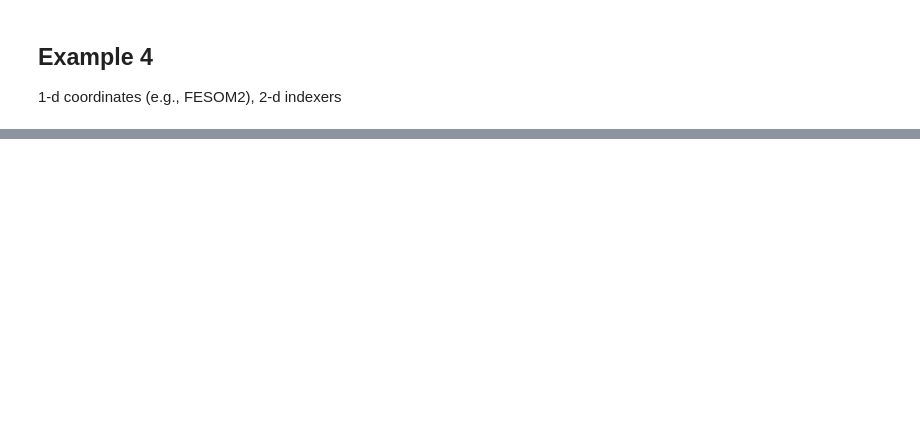
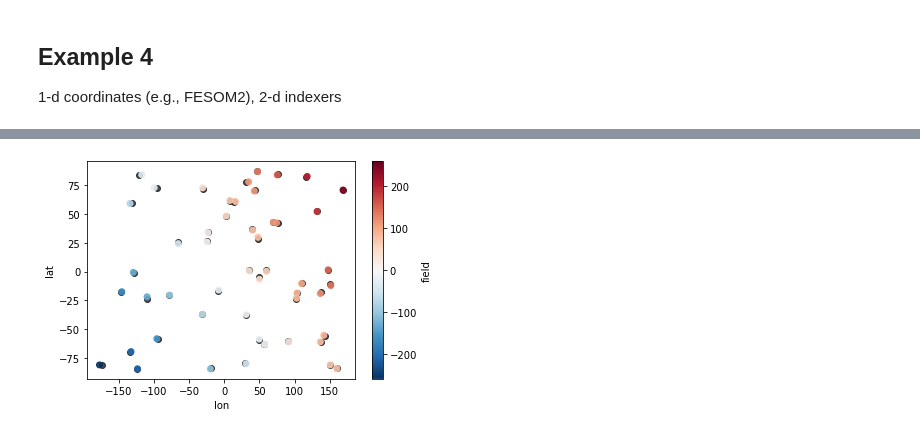
Before and after one commit to xarray-contrib/xoak, a Jupyter notebook: examples/basic_examples.ipynb, the cells around one changed output, grey strips where cells are left out. Saved outputs shown, nothing was run; the diff lists cells and outputs as text; code cells hidden in the pictures; blank space fills up the shorter version.

```diff
--- a/examples/basic_examples.ipynb
+++ b/examples/basic_examples.ipynb
@@ -175,0 +190,4 @@ ds_sel.plot.scatter(x='lon', y='lat', hue='field', alpha=0.9);
+# %%
+ds_1d_chunked = ds_1d.chunk(5000)
+
+ds_1d_chunked
@@ -175,0 +217,2 @@ ds_sel.plot.scatter(x='lon', y='lat', hue='field', alpha=0.9);
+# %%
+ds_1d_chunked.xoak.set_index(['lat', 'lon'], 'geo_balltree')
@@ -175,0 +228,4 @@ ds_sel.plot.scatter(x='lon', y='lat', hue='field', alpha=0.9);
+# %%
+ds_indexer_1d_chunked = ds_indexer_1d.chunk(25)
+
+ds_indexer_1d_chunked
@@ -175,0 +252,7 @@ ds_sel.plot.scatter(x='lon', y='lat', hue='field', alpha=0.9);
+# %%
+ds_sel = ds_1d_chunked.xoak.sel(
+    lat=ds_indexer_1d_chunked.latitude,
+    lon=ds_indexer_1d_chunked.longitude
+)
+
+ds_sel
@@ -175,0 +282,5 @@ ds_sel.plot.scatter(x='lon', y='lat', hue='field', alpha=0.9);
+# %%
+ds_indexer_1d.plot.scatter(x='longitude', y='latitude', c='k', alpha=0.7);
+ds_sel.plot.scatter(x='lon', y='lat', hue='field', alpha=0.9);
+# %% [output]
+[figure, added]
```
Also changed, not shown: parts of 22 cells of this notebook, 10 other files.
